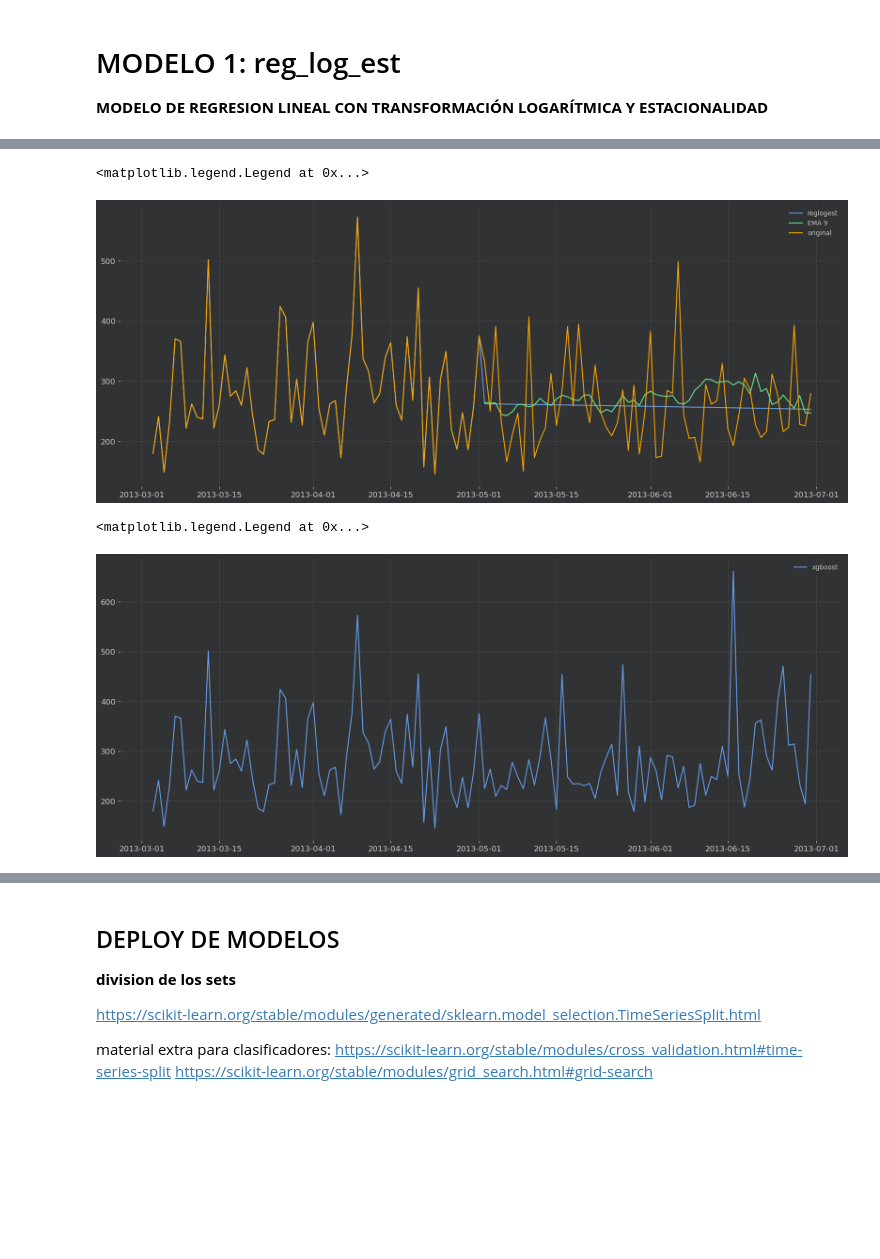
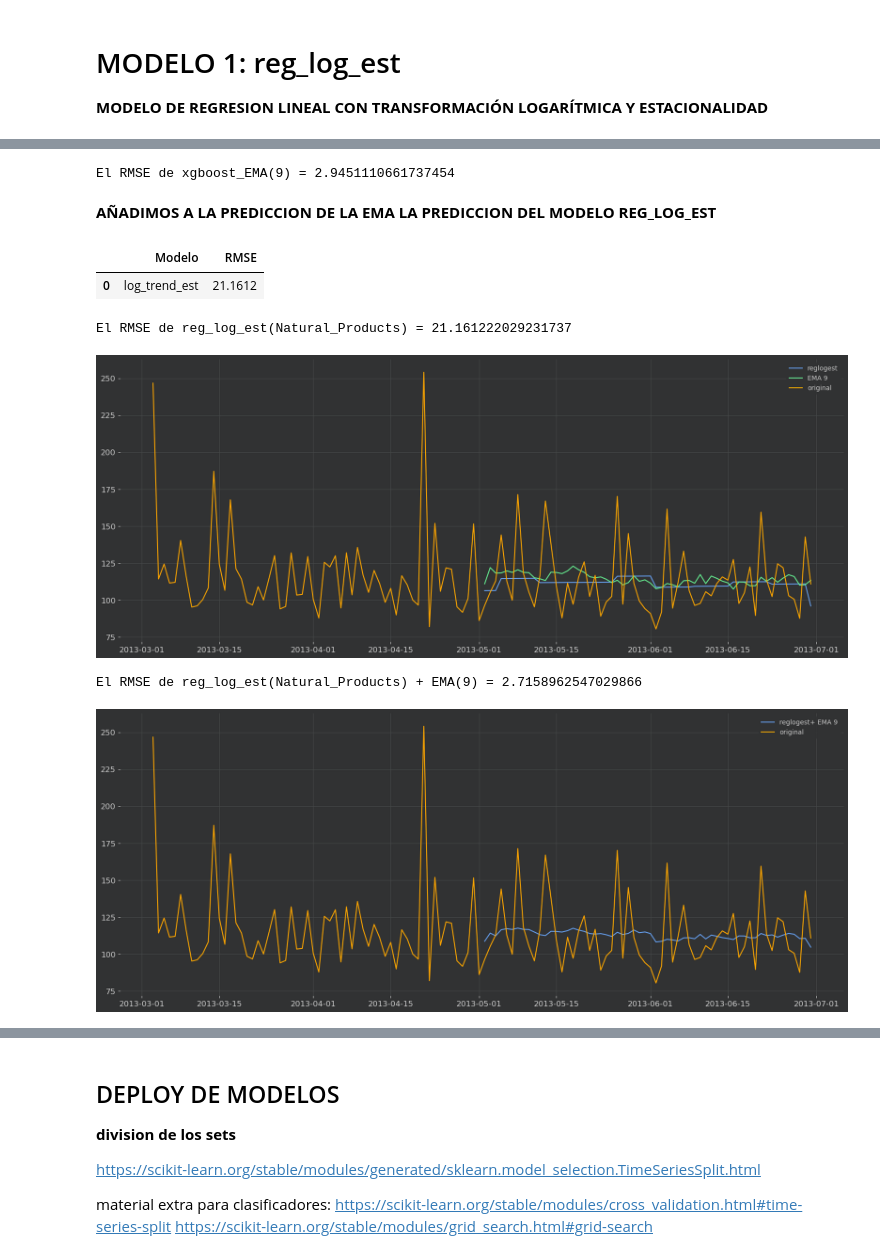
Before and after one commit to AgustinSt1990/tp_final, a Jupyter notebook: TP_FINAL_Machine_Learning_V2.ipynb, the cells around one changed output, grey strips where cells are left out. Cells and saved outputs as stored; diff of their text form; code cells hidden in the pictures; blank space fills up the shorter version.

```diff
--- a/TP_FINAL_Machine_Learning_V2.ipynb
+++ b/TP_FINAL_Machine_Learning_V2.ipynb
@@ -367,24 +266,57 @@ df_pred_EMA.set_index(df_test.index, inplace=True)
+# %%
+EMA_log_test = df_train['log_'+umbral].ewm(9).mean()
+
+
+error_EMA, df_test_EMA, df_pred_EMA = xgb.walk_forward_validation(EMA_log_test.to_frame(), n_test=60)
+
+df_pred_EMA.columns = [umbral]
+df_test_EMA.columns = [umbral]
+
+df_pred_EMA.set_index(df_test.index, inplace=True)
+df_test_EMA.set_index(df_test.index, inplace=True)
+
+ema_pred_real = np.exp(df_pred_EMA)
+ema_test_real = np.exp(df_test_EMA)
+
+text = 'El RMSE de xgboost_EMA(9) = {}'
+
+print(text.format(np.sqrt(mean_squared_error(ema_pred_real, ema_test_real)))) # real porque predice sobre el logaritmo
+# %% [output]
+El RMSE de xgboost_EMA(9) = 2.9451110661737454
+# %% [markdown]
+**AÑADIMOS A LA PREDICCION DE LA EMA LA PREDICCION DEL MODELO REG_LOG_EST**
+# %%
+display(check_optimized_model(results_reg_log_est, umbral_3))
+
+reg_test_real = df_test[[umbral]]
+reg_pred_real = np.exp(optimized_umbral_model.predict(df_test)).to_frame()
+
+reg_test_real.columns = [umbral]
+reg_pred_real.columns = [umbral]
+
+text = 'El RMSE de reg_log_est({}) = {}'
+print(text.format(umbral, np.sqrt(mean_squared_error(reg_pred_real, reg_test_real)))) # real porque predice sobre el logaritmo
+# %% [output]
+|  | Modelo | RMSE |
+| 0 | log_trend_est | 21.1612 |
+El RMSE de reg_log_est(Natural_Products) = 21.161222029231737
 # %%
-result_reglosest = pd.concat([df_train[[umbral]], pd.DataFrame(predictions_real, columns=[umbral])]).iloc[-120:]
-
-df_pred_EMA.columns = [umbral]
-result_EMA = pd.concat([df_train[[umbral]], df_pred_EMA]).iloc[-120:]
-
-
 fig, ax = plt.subplots(figsize=(20,8), dpi=100)
-ax.plot(result_reglosest, label='reglogest')#resample('2d').sum()
-ax.plot(df_pred_EMA, label='EMA 9')
-ax.plot(muestra[[umbral]].iloc[-120:], label='original', color='orange')#resample('2d').sum()
-plt.legend(loc='best')
+ax.plot(reg_pred_real, label='reglogest')#resample('2d').sum()
+ax.plot(ema_pred_real, label='EMA 9')
+ax.plot(muestra[[umbral]].iloc[-umbral_2*2:], label='original', color='orange')#resample('2d').sum()
+plt.legend(loc='best');
 # %% [output]
-<matplotlib.legend.Legend at 0x...>
-[figure, old version]
+[figure, new version]
 # %%
+suma_promedio = (reg_pred_real+ema_pred_real)/2
+text = 'El RMSE de reg_log_est({}) + EMA(9) = {}'
+print(text.format(umbral, np.sqrt(mean_squared_error(reg_pred_real, suma_promedio)))) # real porque predice sobre el logaritmo
+
 fig, ax = plt.subplots(figsize=(20,8), dpi=100)
-ax.plot(result_xgboost, label='xgboost')#resample('2d').sum()
-#ax.plot(muestra[['Meat']].iloc[-120:], label='original', color='orange')#resample('2d').sum()
-
-plt.legend()
+ax.plot(suma_promedio, label='reglogest+ EMA 9')#resample('2d').sum()
+ax.plot(muestra[[umbral]].iloc[-umbral_2*2:], label='original', color='orange')#resample('2d').sum()
+plt.legend(loc='best');
 # %% [output]
-<matplotlib.legend.Legend at 0x...>
+El RMSE de reg_log_est(Natural_Products) + EMA(9) = 2.7158962547029866
-[figure, old version]
+[figure, new version]
```
Also changed, not shown: parts of 38 cells of this notebook, 1 other file.
